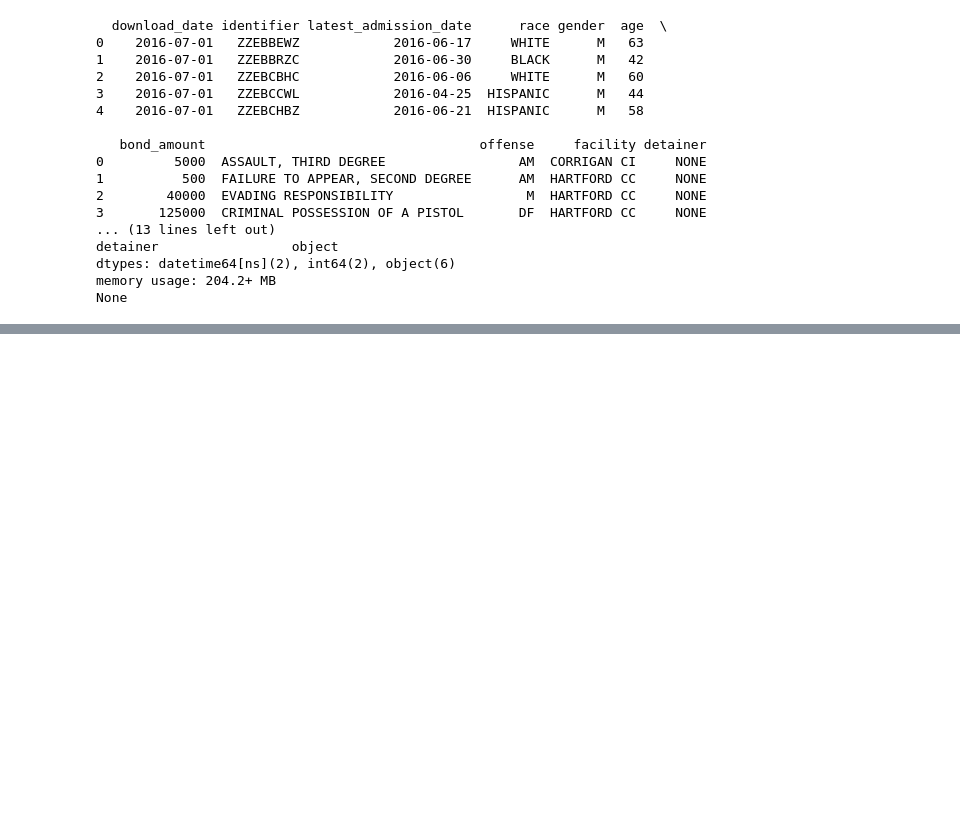
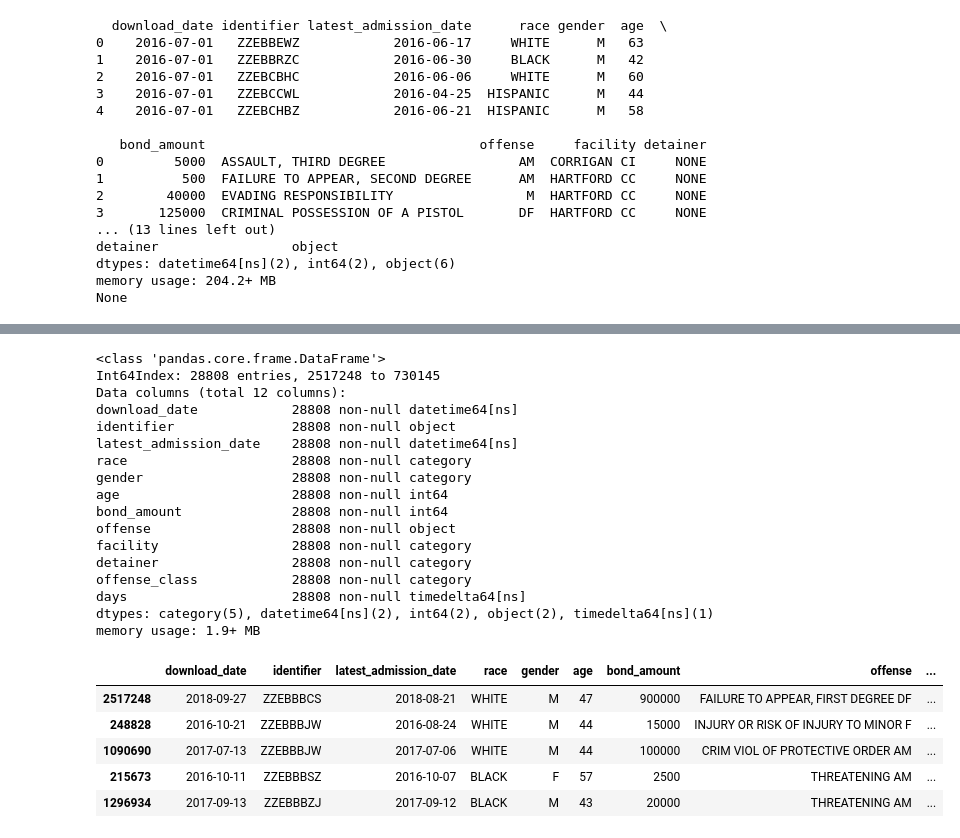
Before and after one commit to SlothDream/SBCap1_CT, a Jupyter notebook: CT_csv.ipynb, the cells around one changed output, grey strips where cells are left out. Saved outputs shown, nothing was run; the diff lists cells and outputs as text; code cells hidden in the pictures; blank space fills up the shorter version.

Commit message:
Separating the classed and unclassed

```diff
--- a/CT_csv.ipynb
+++ b/CT_csv.ipynb
@@ -244,0 +208,28 @@ memory usage: 2.2+ MB
+# %%
+classed = grouped_df.loc[grouped_df['offense_class'].notnull()]
+classed.info()
+classed.head()
+# %% [output]
+<class 'pandas.core.frame.DataFrame'>
+Int64Index: 28808 entries, 2517248 to 730145
+Data columns (total 12 columns):
+download_date            28808 non-null datetime64[ns]
+identifier               28808 non-null object
+latest_admission_date    28808 non-null datetime64[ns]
+race                     28808 non-null category
+gender                   28808 non-null category
+age                      28808 non-null int64
+bond_amount              28808 non-null int64
+offense                  28808 non-null object
+facility                 28808 non-null category
+detainer                 28808 non-null category
+offense_class            28808 non-null category
+days                     28808 non-null timedelta64[ns]
+dtypes: category(5), datetime64[ns](2), int64(2), object(2), timedelta64[ns](1)
+memory usage: 1.9+ MB
+|  | download_date | identifier | latest_admission_date | race | gender | age | bond_amount | offense | ... |
+| 2517248 | 2018-09-27 | ZZEBBBCS | 2018-08-21 | WHITE | M | 47 | 900000 | FAILURE TO APPEAR, FIRST DEGREE DF | ... |
+| 248828 | 2016-10-21 | ZZEBBBJW | 2016-08-24 | WHITE | M | 44 | 15000 | INJURY OR RISK OF INJURY TO MINOR F | ... |
+| 1090690 | 2017-07-13 | ZZEBBBJW | 2017-07-06 | WHITE | M | 44 | 100000 | CRIM VIOL OF PROTECTIVE ORDER AM | ... |
+| 215673 | 2016-10-11 | ZZEBBBSZ | 2016-10-07 | BLACK | F | 57 | 2500 | THREATENING AM | ... |
+| 1296934 | 2017-09-13 | ZZEBBBZJ | 2017-09-12 | BLACK | M | 43 | 20000 | THREATENING AM | ... |
```
Also changed, not shown: parts of 13 cells of this notebook.
